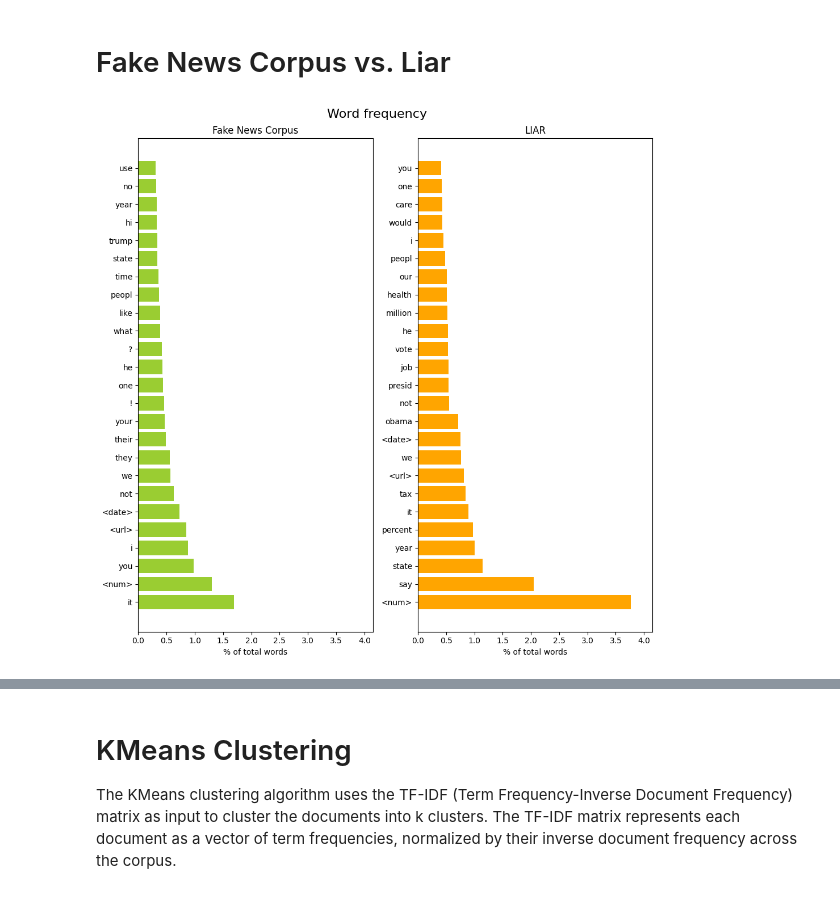
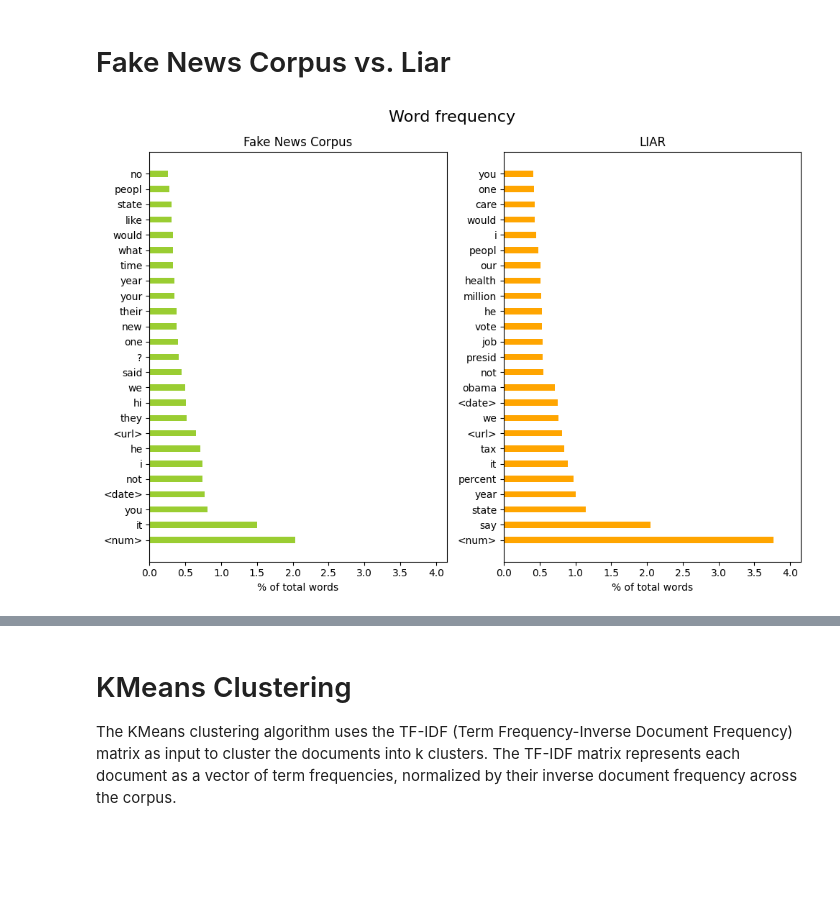
Before and after one commit to henrikdchristensen/DIKU-DS-Exam-FakeNewsDetection, a Jupyter notebook: src/stats.ipynb, the cells around one changed output, grey strips where cells are left out. Saved outputs shown, nothing was run; the diff lists cells and outputs as text; code cells hidden in the pictures; blank space fills up the shorter version.

```diff
--- a/src/stats.ipynb
+++ b/src/stats.ipynb
@@ -19,5 +17,5 @@ importlib.reload(st)
 # %%
-data_fake_news = pd.read_csv("../cleaned_file.csv", usecols=["content_no_swords_stemmed", "type", "type_binary", "type_binary", "domain"], nrows=1000)#, "sentence_analysis_no_swords"])
+data_fake_news = pd.read_csv("../1cleaned_file_with_swords.csv", usecols=["content_no_swords_stemmed", "type", "type_binary", "type_binary", "domain"], nrows=1000)#, "sentence_analysis_no_swords"])
 # %%
 Fake_News_Corpus = st.Fake_News_Corpus(data=data_fake_news, content_label="content_no_swords_stemmed", type_label="type",
                                        binary_type_label='type_binary', domain_label='domain')#, sentence_analysis_label="sentence_analysis_no_swords")
@@ -87,20 +78,20 @@ KeyError: None
 # %% [markdown]
 # LIAR
 # %%
-importlib.reload(hc)
+importlib.reload(st)
 
 data_liar = pd.read_csv("../datasets/liar_dataset/cleaned/combined_cleaned.csv")
 
-Liar = hc.Liar(data=data_liar, type_label="label", binary_type_label='label_binary', statement_label="statement_cleaned", subjects_label='subjects', speaker_label='speaker', party_label='party', sentence_analysis_label="sentence_analysis")
+Liar = st.Liar(data=data_liar, type_label="label", binary_type_label='label_binary', statement_label="statement_cleaned", subjects_label='subjects', speaker_label='speaker', party_label='party', sentence_analysis_label="sentence_analysis")
 # %% [markdown]
 # Fake News Corpus vs. Liar
 # %%
-importlib.reload(hc)
-Fake_vs_liar = hc.Statistics_Fake_News_vs_Liar(fake_news=Fake_News_Corpus, liar=Liar)
+importlib.reload(st)
+Fake_vs_liar = st.Statistics_Fake_News_vs_Liar(fake_news=Fake_News_Corpus, liar=Liar)
 # %%
-Fake_vs_liar.barplot_word_frequency()
+Fake_vs_liar.barplot_word_frequency(nwords=25)
 # %% [output]
-[figure, old version]
+[figure, new version]
 # %%
 Fake_vs_liar.boxplot_word_frequency()
 # %% [output]
```
Also changed, not shown: parts of 33 cells of this notebook, 4 other files.
